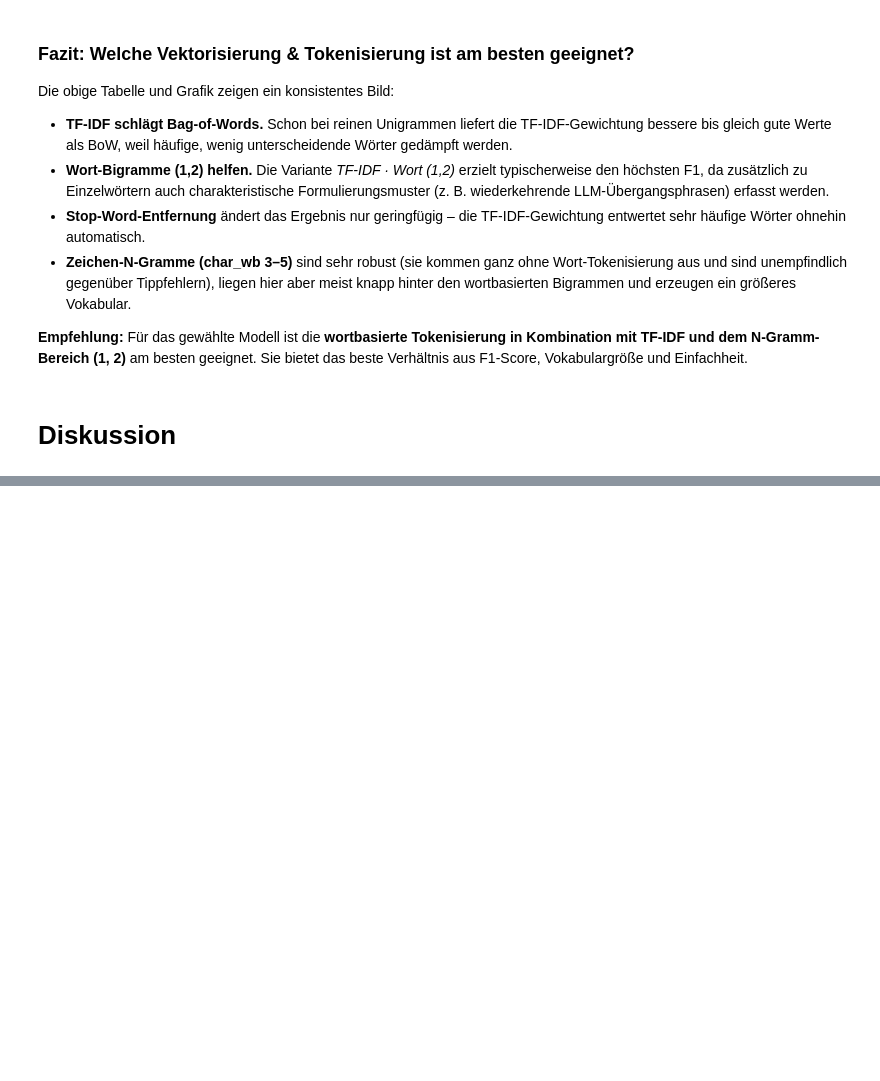
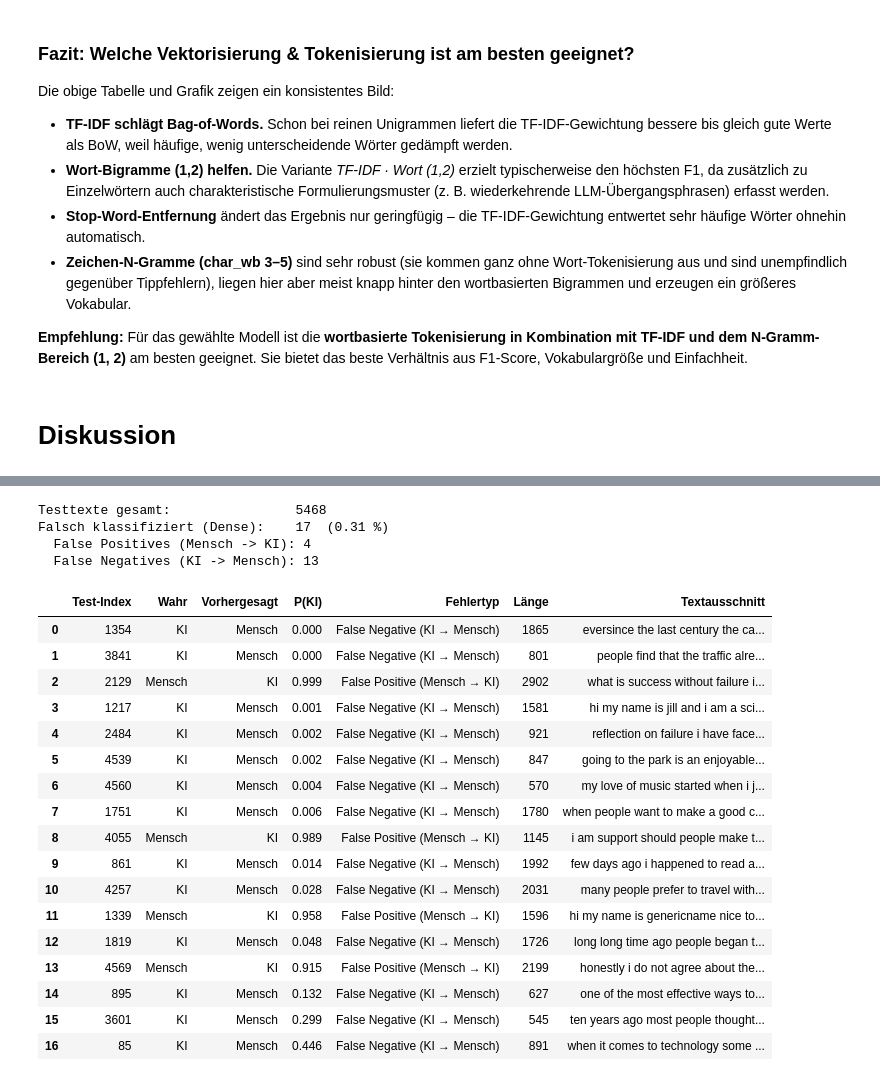
Before and after one commit to TheAmarok/Neue-Konzepte-Gruppe-9, a Jupyter notebook: Abgabe_Gruppe_9/Notebook.ipynb, the cells around one changed output, grey strips where cells are left out. Cells and saved outputs as stored; diff of their text form; code cells hidden in the pictures; blank space fills up the shorter version.

```diff
--- a/Abgabe_Gruppe_9/Notebook.ipynb
+++ b/Abgabe_Gruppe_9/Notebook.ipynb
@@ -3422,0 +3883,76 @@ plt.show()
+# %%
+# Vorhergesagte Wahrscheinlichkeit für die Klasse "KI (1)" (Sigmoid-Ausgabe)
+proba_dense = dense_best.predict(X_test_tfidf, verbose=0).flatten()
+
+# Maske aller Fehlklassifikationen (wahrer Wert != Vorhersage)
+falsch_maske = (y_test != y_pred_dense)
+# Positionsindizes der falsch klassifizierten Testbeispiele
+falsch_idx = np.where(falsch_maske)[0]
+
+# Numerische Labels in Klartext übersetzen
+label_txt = {0: "Mensch", 1: "KI"}
+
+# Fehlertyp bestimmen (Konvention: KI (1) = positive Klasse)
+def bestimme_fehlertyp(wahr, pred):
+    # Mensch faelschlich als KI -> False Positive
+    if wahr == 0 and pred == 1:
+        return "False Positive (Mensch \u2192 KI)"
+    # KI faelschlich als Mensch -> False Negative
+    return "False Negative (KI \u2192 Mensch)"
+
+# Übersichtstabelle aller Fehlklassifikationen aufbauen
+fehler_df = pd.DataFrame({
+    # Position im Test-Set
+    "Test-Index":     falsch_idx,
+    # Tatsächliche Klasse
+    "Wahr":           [label_txt[int(y_test[i])] for i in falsch_idx],
+    # Vom Modell vorhergesagte Klasse
+    "Vorhergesagt":   [label_txt[int(y_pred_dense[i])] for i in falsch_idx],
+    # Modell-Konfidenz: geschätzte Wahrscheinlichkeit für "KI"
+    "P(KI)":          [round(float(proba_dense[i]), 3) for i in falsch_idx],
+    # Art des Fehlers
+    "Fehlertyp":      [bestimme_fehlertyp(int(y_test[i]), int(y_pred_dense[i])) for i in falsch_idx],
+    # Textlänge (Zeichen) - hilfreich, um kurze/lange Ausreißer zu erkennen
+    "Länge":          [len(X_test[i]) for i in falsch_idx],
+    # Kurzer Textausschnitt zur schnellen Orientierung
+    "Textausschnitt": [X_test[i] for i in falsch_idx],
+})
+
+# Abstand zur Entscheidungsschwelle 0,5 (grosser Abstand = Modell war sehr sicher und lag dennoch falsch)
+fehler_df["Abstand_0.5"] = (fehler_df["P(KI)"] - 0.5).abs().round(3)
+# Sicherste Fehler zuerst anzeigen (besonders aufschlussreich)
+fehler_df = fehler_df.sort_values("Abstand_0.5", ascending=False).reset_index(drop=True)
+
+# Kompakte Zusammenfassung ausgeben
+print(f"Testtexte gesamt:                {len(y_test)}")
+print(f"Falsch klassifiziert (Dense):    {len(falsch_idx)}  ({len(falsch_idx)/len(y_test)*100:.2f} %)")
+print(f"  False Positives (Mensch -> KI): {int(((y_test == 0) & (y_pred_dense == 1)).sum())}")
+print(f"  False Negatives (KI -> Mensch): {int(((y_test == 1) & (y_pred_dense == 0)).sum())}")
+print()
+
+# Vollständige Tabelle anzeigen (Textspalte nicht abschneiden)
+with pd.option_context("display.max_colwidth", None, "display.max_rows", None):
+    display(fehler_df.drop(columns="Abstand_0.5"))
+# %% [output]
+Testtexte gesamt:                5468
+Falsch klassifiziert (Dense):    17  (0.31 %)
+  False Positives (Mensch -> KI): 4
+  False Negatives (KI -> Mensch): 13
+|  | Test-Index | Wahr | Vorhergesagt | P(KI) | Fehlertyp | Länge | Textausschnitt |
+| 0 | 1354 | KI | Mensch | 0.000 | False Negative (KI → Mensch) | 1865 | eversince the last century the ca... |
+| 1 | 3841 | KI | Mensch | 0.000 | False Negative (KI → Mensch) | 801 | people find that the traffic alre... |
+| 2 | 2129 | Mensch | KI | 0.999 | False Positive (Mensch → KI) | 2902 | what is success without failure i... |
+| 3 | 1217 | KI | Mensch | 0.001 | False Negative (KI → Mensch) | 1581 | hi my name is jill and i am a sci... |
+| 4 | 2484 | KI | Mensch | 0.002 | False Negative (KI → Mensch) | 921 | reflection on failure i have face... |
+| 5 | 4539 | KI | Mensch | 0.002 | False Negative (KI → Mensch) | 847 | going to the park is an enjoyable... |
+| 6 | 4560 | KI | Mensch | 0.004 | False Negative (KI → Mensch) | 570 | my love of music started when i j... |
+| 7 | 1751 | KI | Mensch | 0.006 | False Negative (KI → Mensch) | 1780 | when people want to make a good c... |
+| 8 | 4055 | Mensch | KI | 0.989 | False Positive (Mensch → KI) | 1145 | i am support should people make t... |
+| 9 | 861 | KI | Mensch | 0.014 | False Negative (KI → Mensch) | 1992 | few days ago i happened to read a... |
+| 10 | 4257 | KI | Mensch | 0.028 | False Negative (KI → Mensch) | 2031 | many people prefer to travel with... |
+| 11 | 1339 | Mensch | KI | 0.958 | False Positive (Mensch → KI) | 1596 | hi my name is genericname nice to... |
+| 12 | 1819 | KI | Mensch | 0.048 | False Negative (KI → Mensch) | 1726 | long long time ago people began t... |
+| 13 | 4569 | Mensch | KI | 0.915 | False Positive (Mensch → KI) | 2199 | honestly i do not agree about the... |
+| 14 | 895 | KI | Mensch | 0.132 | False Negative (KI → Mensch) | 627 | one of the most effective ways to... |
+| 15 | 3601 | KI | Mensch | 0.299 | False Negative (KI → Mensch) | 545 | ten years ago most people thought... |
+| 16 | 85 | KI | Mensch | 0.446 | False Negative (KI → Mensch) | 891 | when it comes to technology some ... |
```
Also changed, not shown: parts of 89 cells of this notebook.
